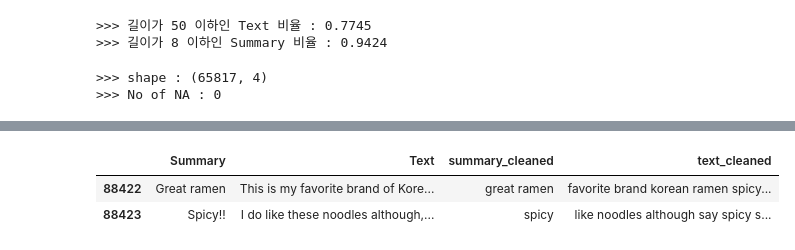
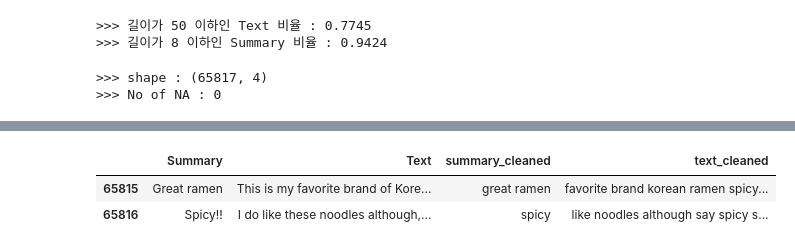
Before and after one commit to sam351/TIL2021, a Jupyter notebook: wikidocs-nlp-deeplearning/19-01_Text-Summarization-with-Attention.ipynb, the cells around one changed output, grey strips where cells are left out. Cells and saved outputs as stored; diff of their text form; code cells hidden in the pictures.

```diff
--- a/wikidocs-nlp-deeplearning/19-01_Text-Summarization-with-Attention.ipynb
+++ b/wikidocs-nlp-deeplearning/19-01_Text-Summarization-with-Attention.ipynb
@@ -204,14 +203,14 @@ print(f'>>> 길이가 {summ_max_len} 이하인 Summary 비율 : {len([i for i in
 # %%
 # extract samples whose text length is less than max length
 data = data[data.apply(lambda row : len(row['text_cleaned'].split())<=text_max_len and
-                                    len(row['summary_cleaned'].split())<=summ_max_len, axis=1)]
+                                    len(row['summary_cleaned'].split())<=summ_max_len, axis=1)].reset_index(drop=True)
 show_table(data)
 # %% [output]
 >>> shape : (65817, 4)
 >>> No of NA : 0
 |  | Summary | Text | summary_cleaned | text_cleaned |
 | 0 | Good Quality Dog Food | I have bought several of the Vita... | good quality dog food | bought several vitality canned do... |
 | 1 | Not as Advertised | Product arrived labeled as Jumbo ... | not as advertised | product arrived labeled jumbo sal... |
 |  | Summary | Text | summary_cleaned | text_cleaned |
-| 88422 | Great ramen | This is my favorite brand of Kore... | great ramen | favorite brand korean ramen spicy... |
-| 88423 | Spicy!! | I do like these noodles although,... | spicy | like noodles although say spicy s... |
+| 65815 | Great ramen | This is my favorite brand of Kore... | great ramen | favorite brand korean ramen spicy... |
+| 65816 | Spicy!! | I do like these noodles although,... | spicy | like noodles although say spicy s... |
```
Also changed, not shown: parts of 4 cells of this notebook.
